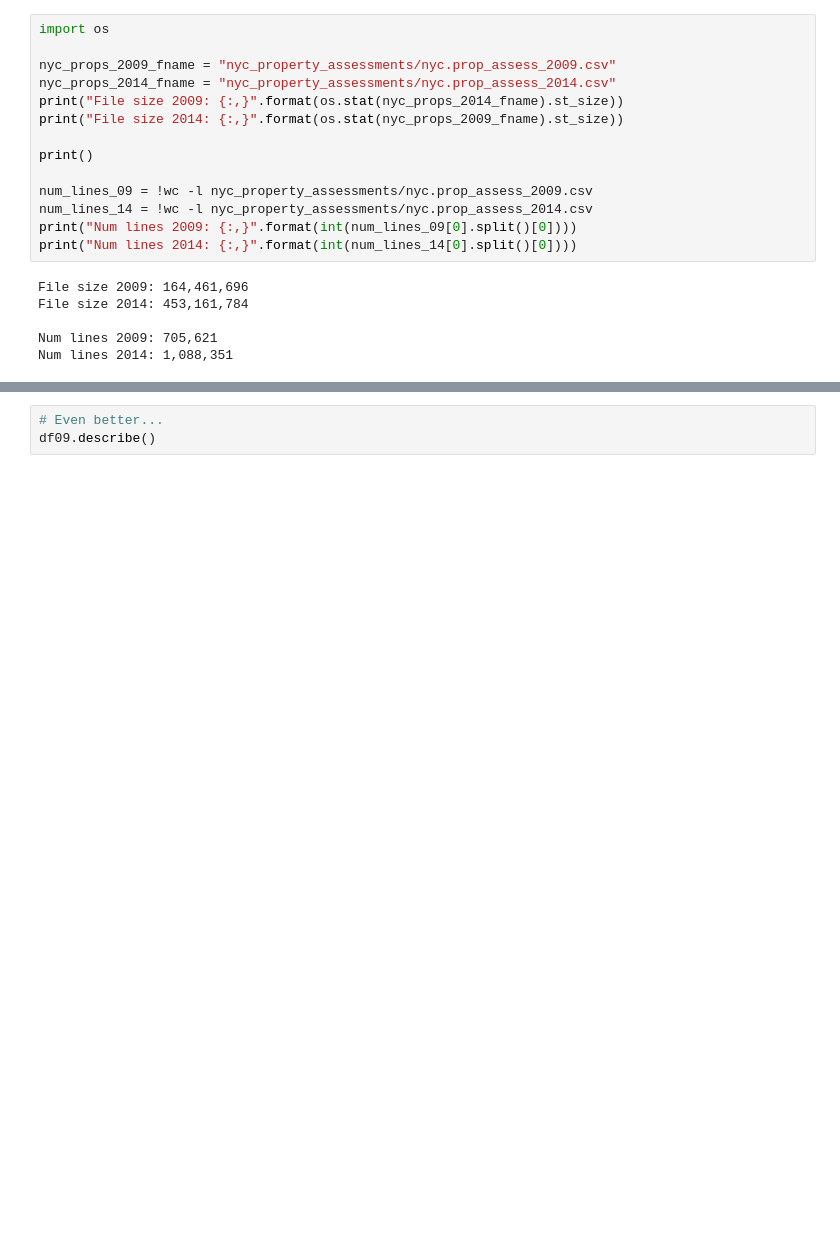
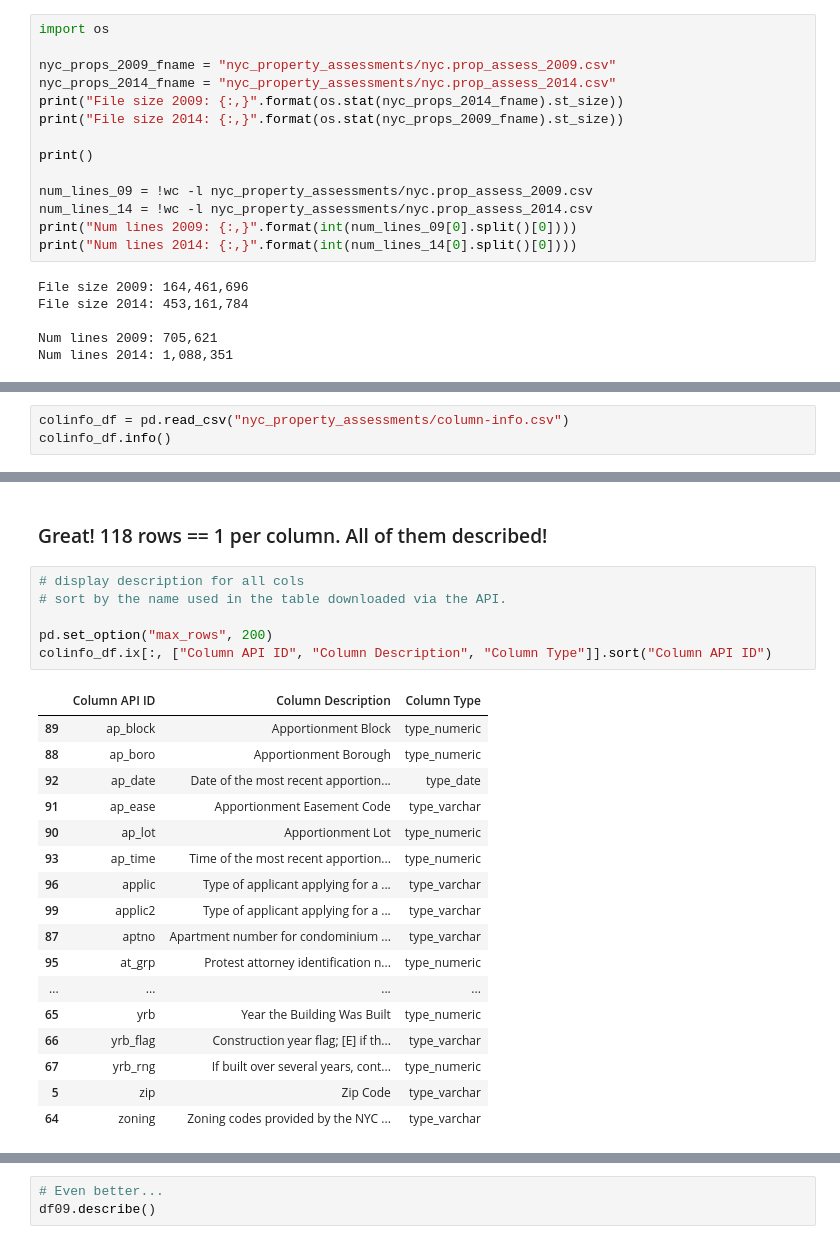
Before and after one commit to jdsketches/data_playground, a Jupyter notebook: nyc_properties.ipynb, the cells around one changed output, grey strips where cells are left out. Drawn from its saved outputs; the diff is of its cells as text; blank space fills up the shorter version.

```diff
--- a/nyc_properties.ipynb
+++ b/nyc_properties.ipynb
@@ -119,0 +185,3 @@ sm_chgdt    serialid
+# %%
+colinfo_df = pd.read_csv("nyc_property_assessments/column-info.csv")
+colinfo_df.info()
@@ -119,0 +207,26 @@ sm_chgdt    serialid
+# %% [markdown]
+### Great! 118 rows == 1 per column. All of them described!
+# %%
+# display description for all cols
+# sort by the name used in the table downloaded via the API.
+
+pd.set_option("max_rows", 200)
+colinfo_df.ix[:, ["Column API ID", "Column Description", "Column Type"]].sort("Column API ID")
+# %% [output]
+|  | Column API ID | Column Description | Column Type |
+| 89 | ap_block | Apportionment Block | type_numeric |
+| 88 | ap_boro | Apportionment Borough | type_numeric |
+| 92 | ap_date | Date of the most recent apportion... | type_date |
+| 91 | ap_ease | Apportionment Easement Code | type_varchar |
+| 90 | ap_lot | Apportionment Lot | type_numeric |
+| 93 | ap_time | Time of the most recent apportion... | type_numeric |
+| 96 | applic | Type of applicant applying for a ... | type_varchar |
+| 99 | applic2 | Type of applicant applying for a ... | type_varchar |
+| 87 | aptno | Apartment number for condominium ... | type_varchar |
+| 95 | at_grp | Protest attorney identification n... | type_numeric |
+| ... | ... | ... | ... |
+| 65 | yrb | Year the Building Was Built | type_numeric |
+| 66 | yrb_flag | Construction year flag; [E] if th... | type_varchar |
+| 67 | yrb_rng | If built over several years, cont... | type_numeric |
+| 5 | zip | Zip Code | type_varchar |
+| 64 | zoning | Zoning codes provided by the NYC ... | type_varchar |
```
Also changed, not shown: parts of 25 cells of this notebook, 1 other file.
